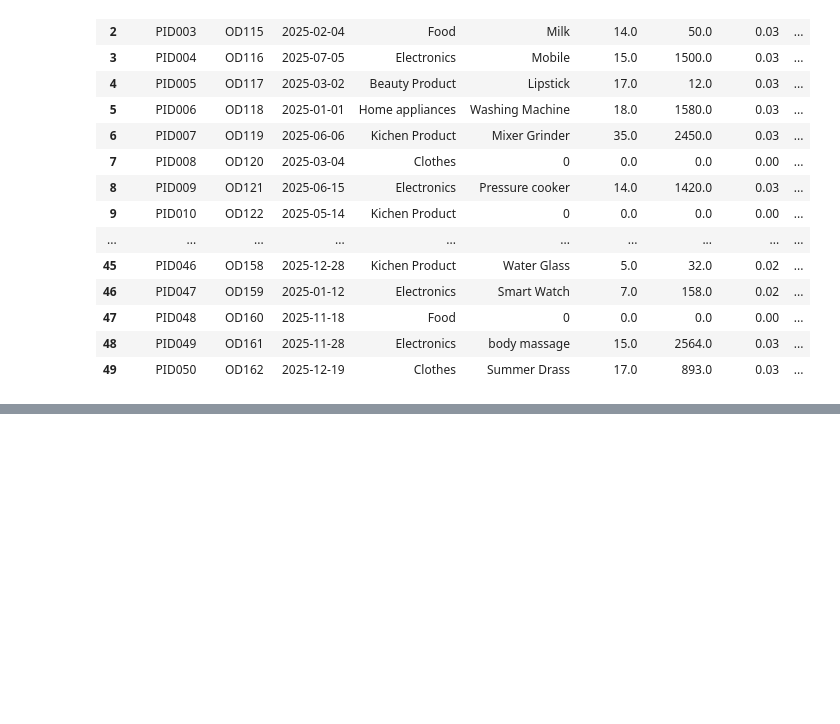
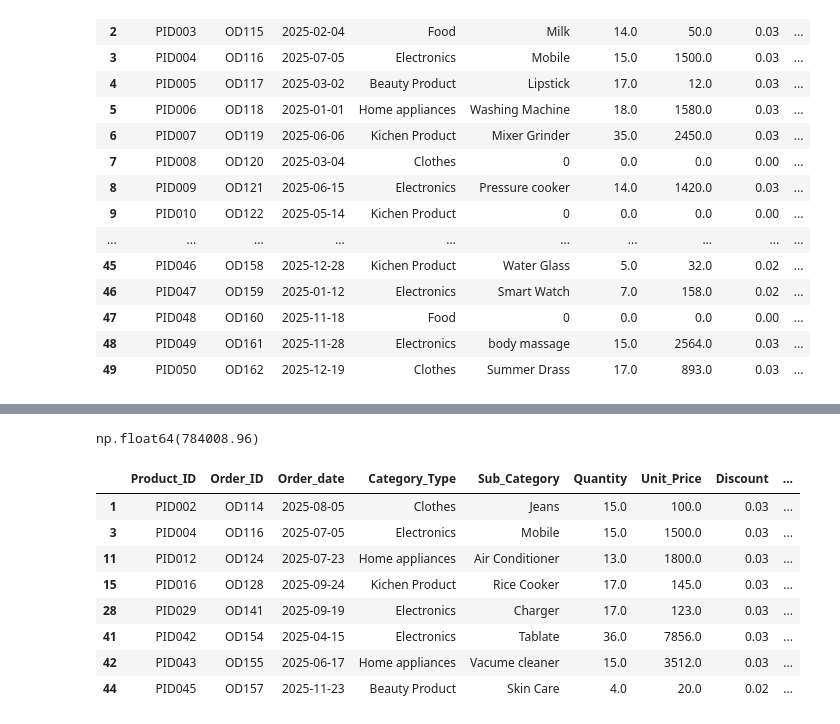
Before and after one commit to Aniket07Parida/Data-Science-Projects, a Jupyter notebook: shoping-data.ipynb, the cells around one changed output, grey strips where cells are left out. Saved outputs shown, nothing was run; the diff lists cells and outputs as text; code cells hidden in the pictures; blank space fills up the shorter version.

```diff
--- a/shoping-data.ipynb
+++ b/shoping-data.ipynb
@@ -178,0 +158,18 @@ data
+# %%
+total_saleing = data["Total_Price_USD"].sum()
+total_saleing
+# %% [output]
+np.float64(784008.96)
+# %%
+filter_states = data[data["Country"] == "USA"]
+filter_states
+# %% [output]
+|  | Product_ID | Order_ID | Order_date | Category_Type | Sub_Category | Quantity | Unit_Price | Discount | ... |
+| 1 | PID002 | OD114 | 2025-08-05 | Clothes | Jeans | 15.0 | 100.0 | 0.03 | ... |
+| 3 | PID004 | OD116 | 2025-07-05 | Electronics | Mobile | 15.0 | 1500.0 | 0.03 | ... |
+| 11 | PID012 | OD124 | 2025-07-23 | Home appliances | Air Conditioner | 13.0 | 1800.0 | 0.03 | ... |
+| 15 | PID016 | OD128 | 2025-09-24 | Kichen Product | Rice Cooker | 17.0 | 145.0 | 0.03 | ... |
+| 28 | PID029 | OD141 | 2025-09-19 | Electronics | Charger | 17.0 | 123.0 | 0.03 | ... |
+| 41 | PID042 | OD154 | 2025-04-15 | Electronics | Tablate | 36.0 | 7856.0 | 0.03 | ... |
+| 42 | PID043 | OD155 | 2025-06-17 | Home appliances | Vacume cleaner | 15.0 | 3512.0 | 0.03 | ... |
+| 44 | PID045 | OD157 | 2025-11-23 | Beauty Product | Skin Care | 4.0 | 20.0 | 0.02 | ... |
```
Also changed, not shown: parts of 5 cells of this notebook.
